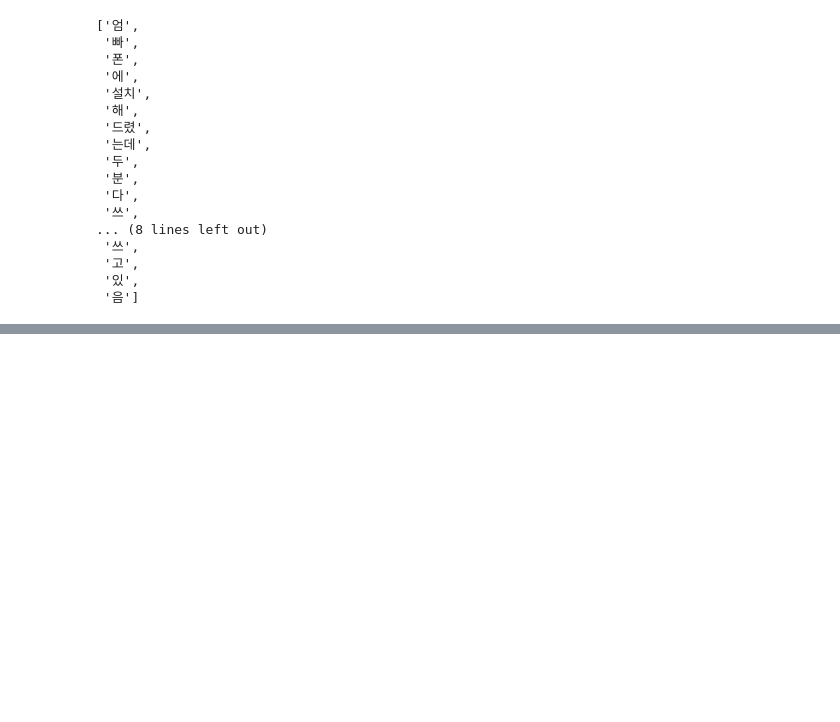
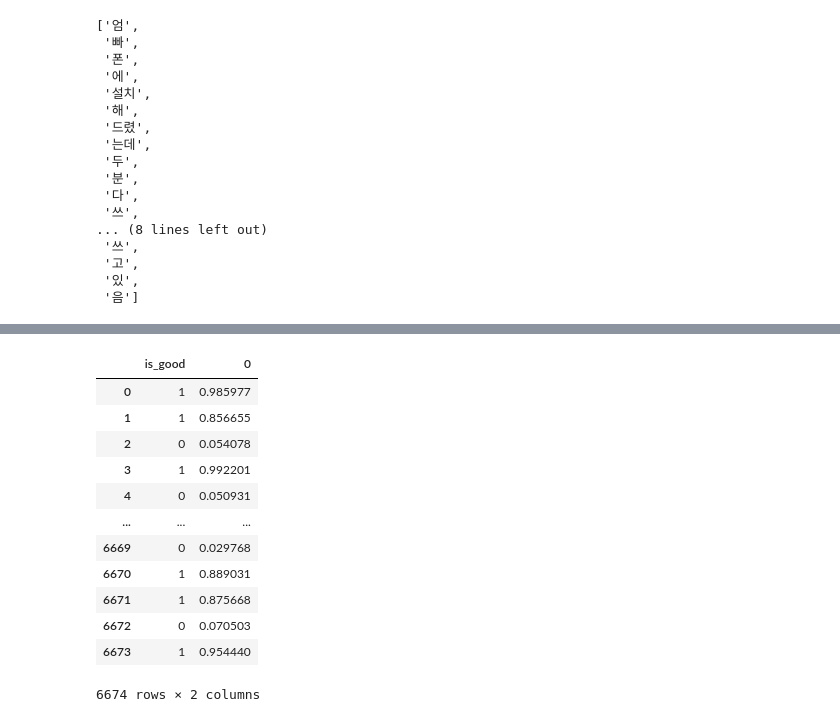
Before and after one commit to y25p/fintech_yeop, a Jupyter notebook: 06deep_learning/11RNN으로_금융앱리뷰_분석하기.ipynb, the cells around one changed output, grey strips where cells are left out. Drawn from its saved outputs; the diff is of its cells as text; code cells hidden in the pictures; blank space fills up the shorter version.

```diff
--- a/06deep_learning/11RNN으로_금융앱리뷰_분석하기.ipynb
+++ b/06deep_learning/11RNN으로_금융앱리뷰_분석하기.ipynb
@@ -97,0 +311,3 @@ mecab.morphs(train_data['사용자리뷰'][0]) # 형태소쪼개기
+# %%
+pred = birnn.predict(X_valid)
+pred
@@ -97,0 +327,5 @@ mecab.morphs(train_data['사용자리뷰'][0]) # 형태소쪼개기
+# %%
+pred = pd.DataFrame(pred)
+# %%
+y_valid = pd.DataFrame(y_valid.reset_index(drop=True))
+y_valid
@@ -97,0 +346,17 @@ mecab.morphs(train_data['사용자리뷰'][0]) # 형태소쪼개기
+# %%
+result = pd.concat([y_valid, pred], axis=1)
+result
+# %% [output]
+|  | is_good | 0 |
+| 0 | 1 | 0.985977 |
+| 1 | 1 | 0.856655 |
+| 2 | 0 | 0.054078 |
+| 3 | 1 | 0.992201 |
+| 4 | 0 | 0.050931 |
+| ... | ... | ... |
+| 6669 | 0 | 0.029768 |
+| 6670 | 1 | 0.889031 |
+| 6671 | 1 | 0.875668 |
+| 6672 | 0 | 0.070503 |
+| 6673 | 1 | 0.954440 |
+6674 rows × 2 columns
```
Also changed, not shown: parts of 67 cells of this notebook, 8 other files.
